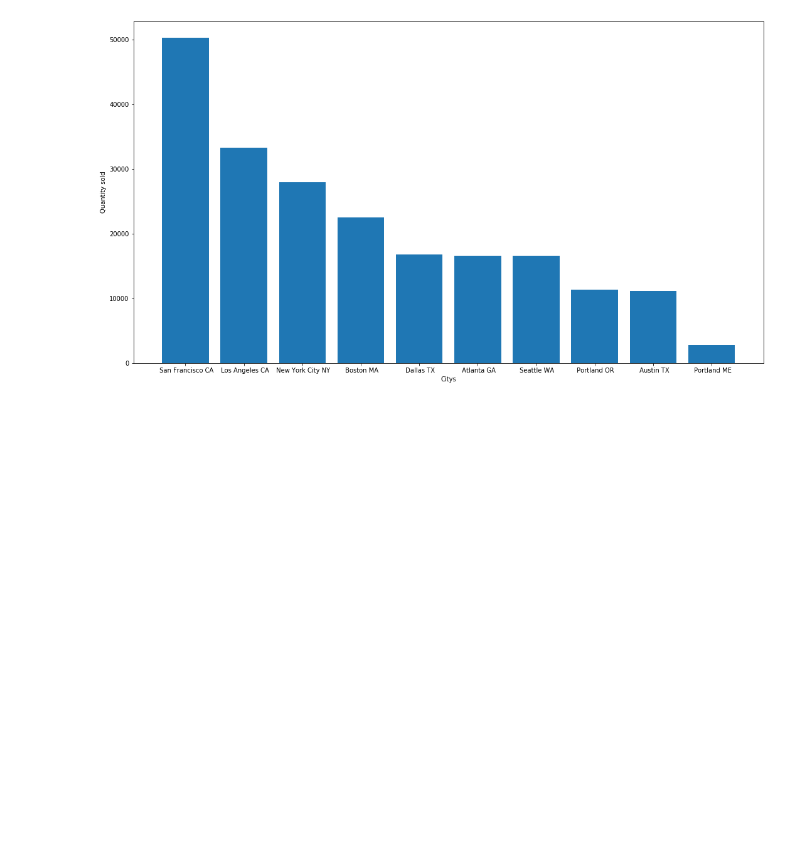
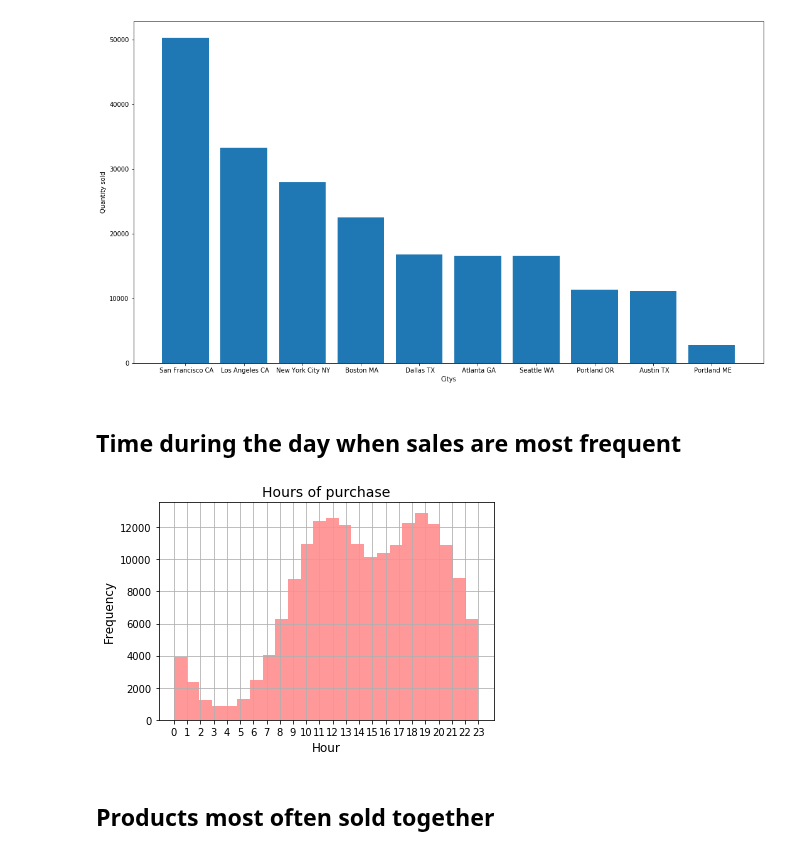
Before and after one commit to Bartosz-Lewandowski/Sales-Analysis, a Jupyter notebook: Code_source.ipynb, the cells around one changed output. Saved outputs shown, nothing was run; the diff lists cells and outputs as text; code cells hidden in the pictures; blank space fills up the shorter version.

```diff
--- a/Code_source.ipynb
+++ b/Code_source.ipynb
@@ -177,3 +184,19 @@ plt.ylabel('Quantity sold')
 plt.show()
 # %% [output]
 [figure]
+# %% [markdown]
+## Time during the day when sales are most frequent
+# %%
+df['Order_Date'] = pd.to_datetime(df['Order_Date'])
+# %%
+sns.distplot(df.Order_Date.dt.hour, kde=False, color='red', bins=24)
+plt.xticks(range(24))
+plt.title('Hours of purchase', fontsize=14)
+plt.xlabel('Hour', fontsize=12)
+plt.ylabel('Frequency', fontsize=12)
+plt.grid()
+plt.show()
+# %% [output]
+[figure, added]
+# %% [markdown]
+## Products most often sold together
```
Also changed, not shown: parts of 9 cells of this notebook.
